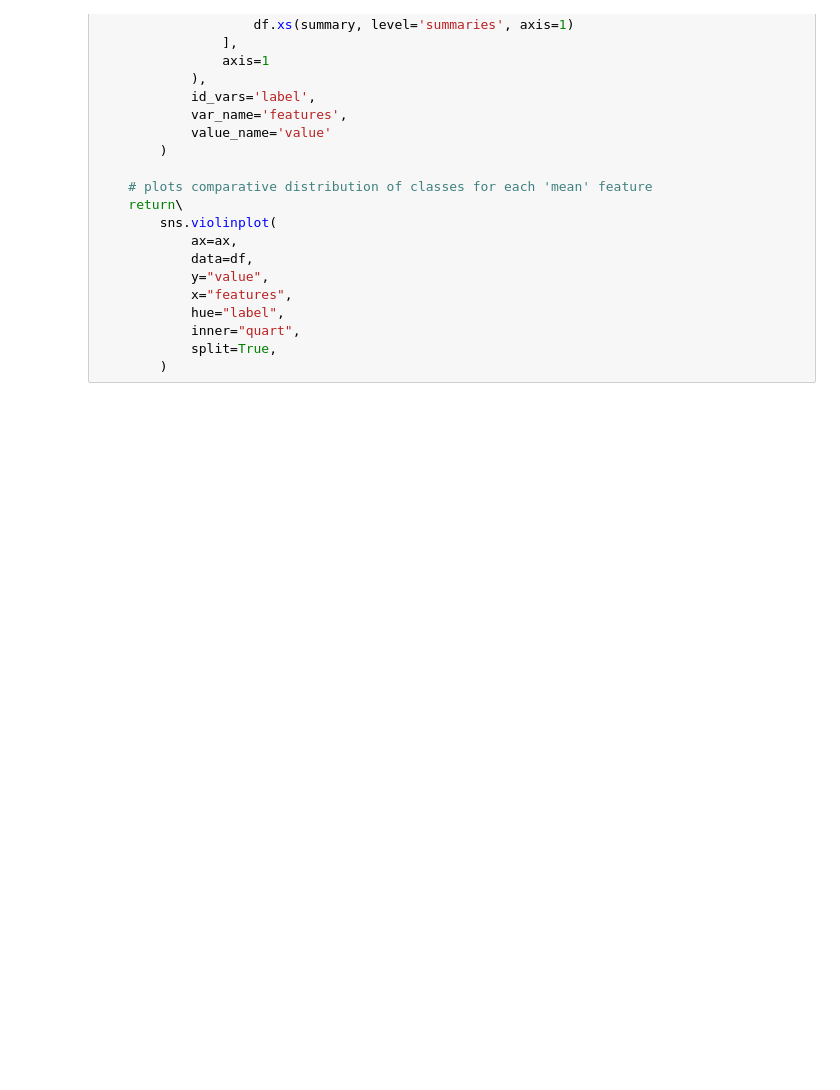
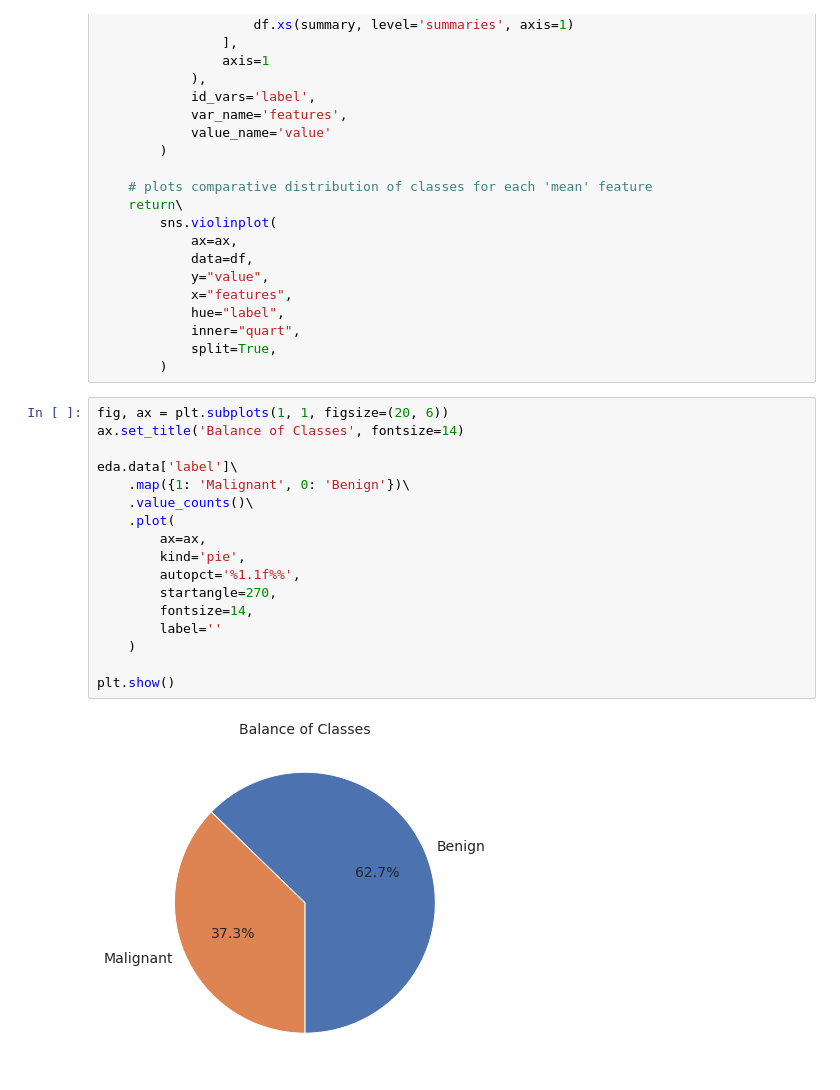
Before and after one commit to ottobricks/BreastCancerWisconsinDiagnostic, a Jupyter notebook: notebooks/eda.ipynb, the cells around one changed output. Drawn from its saved outputs; the diff is of its cells as text; blank space fills up the shorter version.

```diff
--- a/notebooks/eda.ipynb
+++ b/notebooks/eda.ipynb
@@ -57,3 +80,22 @@ def plot_compare_classdistribution(df: pd.DataFrame, summary='mean', ax=None):
             inner="quart",
             split=True,
         )
+# %%
+fig, ax = plt.subplots(1, 1, figsize=(20, 6))
+ax.set_title('Balance of Classes', fontsize=14)
+
+eda.data['label']\
+    .map({1: 'Malignant', 0: 'Benign'})\
+    .value_counts()\
+    .plot(
+        ax=ax,
+        kind='pie',
+        autopct='%1.1f%%',
+        startangle=270,
+        fontsize=14,
+        label=''
+    )
+
+plt.show()
+# %% [output]
+[figure, added]
```
Also changed, not shown: parts of 18 cells of this notebook.
